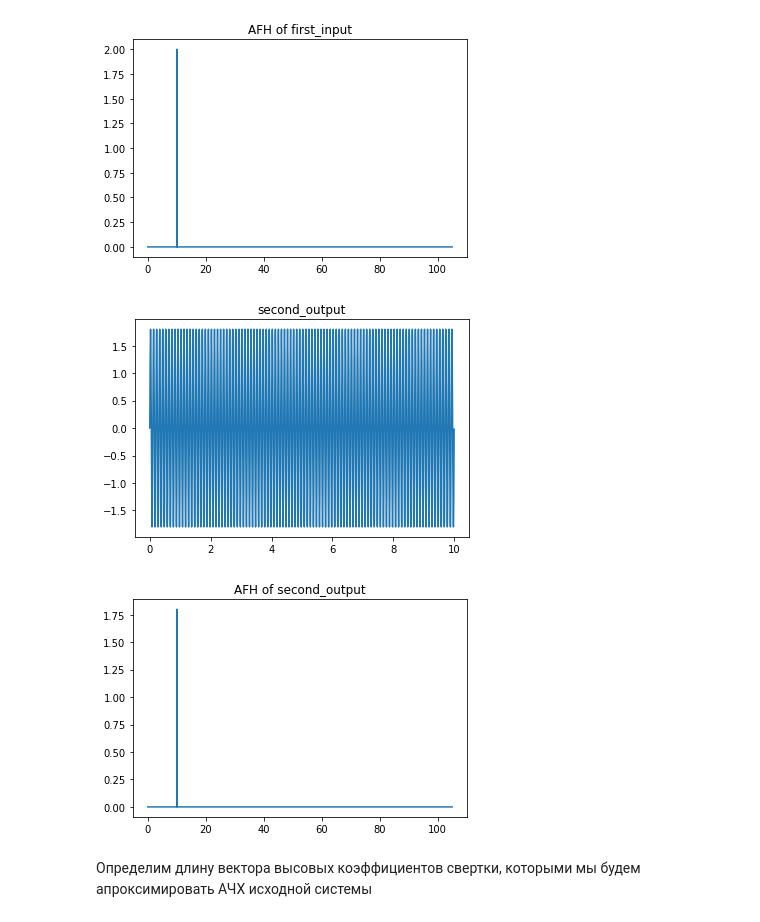
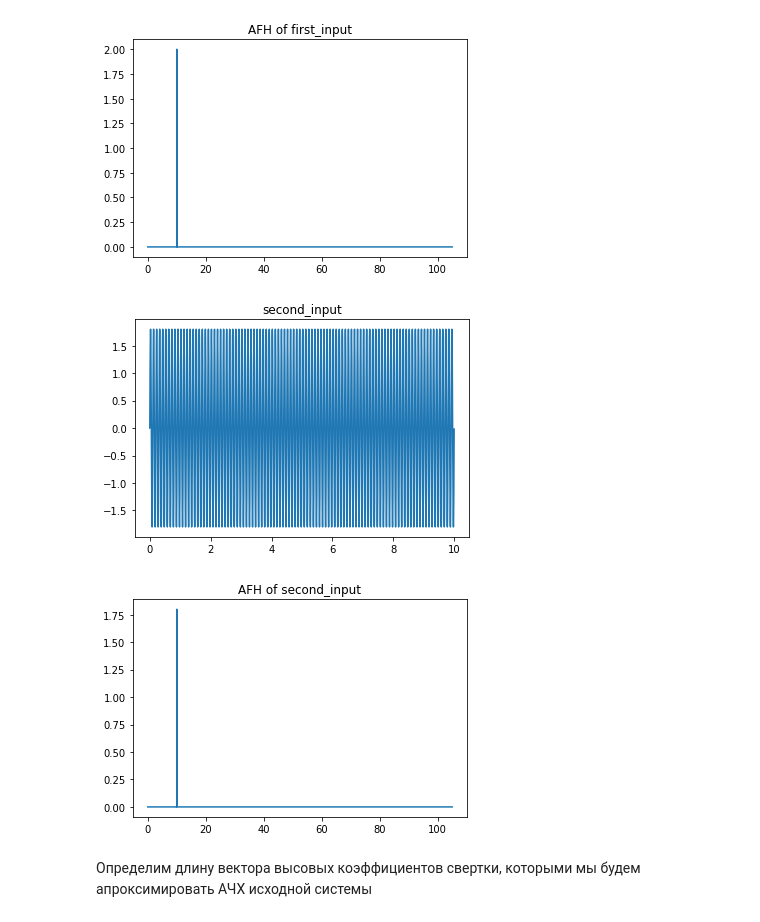
Before and after one commit to dd114/Adaptive-filter-1, a Jupyter notebook: Adaptive-filter-1.ipynb, the cells around one changed output. Drawn from its saved outputs; the diff is of its cells as text; code cells hidden in the pictures.

```diff
--- a/Adaptive-filter-1.ipynb
+++ b/Adaptive-filter-1.ipynb
@@ -59,7 +59,7 @@ first_input = noise_out(t)
 # %%
 processing_weights = np.array([0.1, 0.3, 0.5])
 # %%
-second_output = processing_of_signal(first_input, processing_weights)
+second_input = processing_of_signal(first_input, processing_weights)
 # %% [markdown]
 Входной и выходной сигнал на адаптивный фильтр
 # %%
@@ -79,21 +79,21 @@ plt.show()
 [figure]
 [figure]
 # %%
-plt.plot(t, second_output)
-plt.title("second_output")
+plt.plot(t, second_input)
+plt.title("second_input")
 plt.show()
 
 freq_bound = 2100
 
-x = fftpack.rfftfreq(second_output.size, right_bound / number_of_point)[:freq_bound]
-y = 2 * np.abs(fftpack.rfft(second_output)[:freq_bound]) / second_output.size
+x = fftpack.rfftfreq(second_input.size, right_bound / number_of_point)[:freq_bound]
+y = 2 * np.abs(fftpack.rfft(second_input)[:freq_bound]) / second_input.size
 
 plt.plot(x, y)
-plt.title("AFH of second_output")
+plt.title("AFH of second_input")
 plt.show()
 # %% [output]
-[figure, old version]
+[figure, new version]
-[figure, old version]
+[figure, new version]
 # %% [markdown]
 Определим длину вектора высовых коэффициентов свертки, которыми мы будем апроксимировать АЧХ исходной системы
 # %%
```
Also changed, not shown: parts of 2 cells of this notebook.
